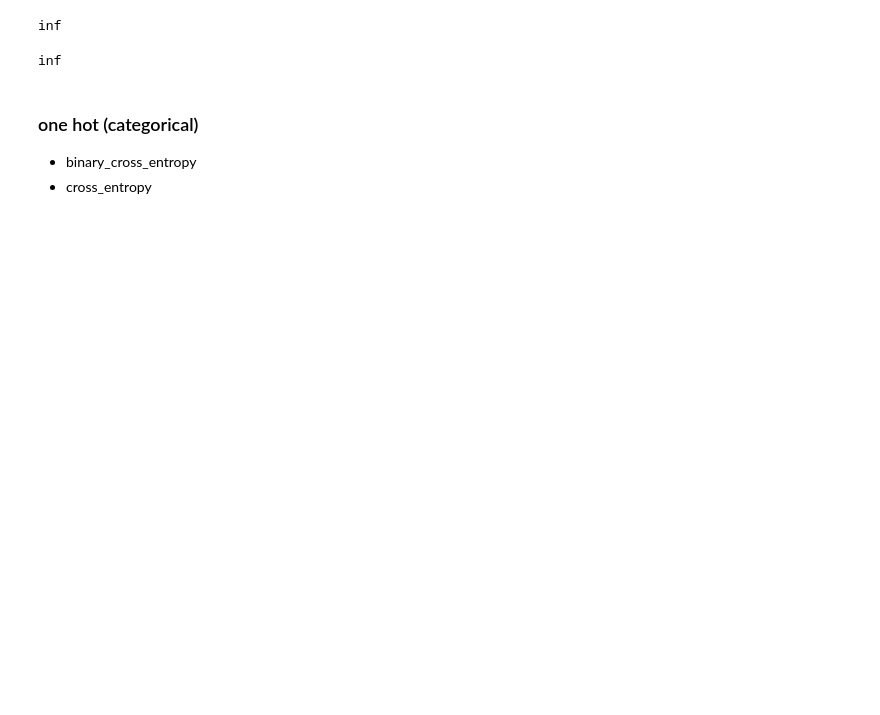
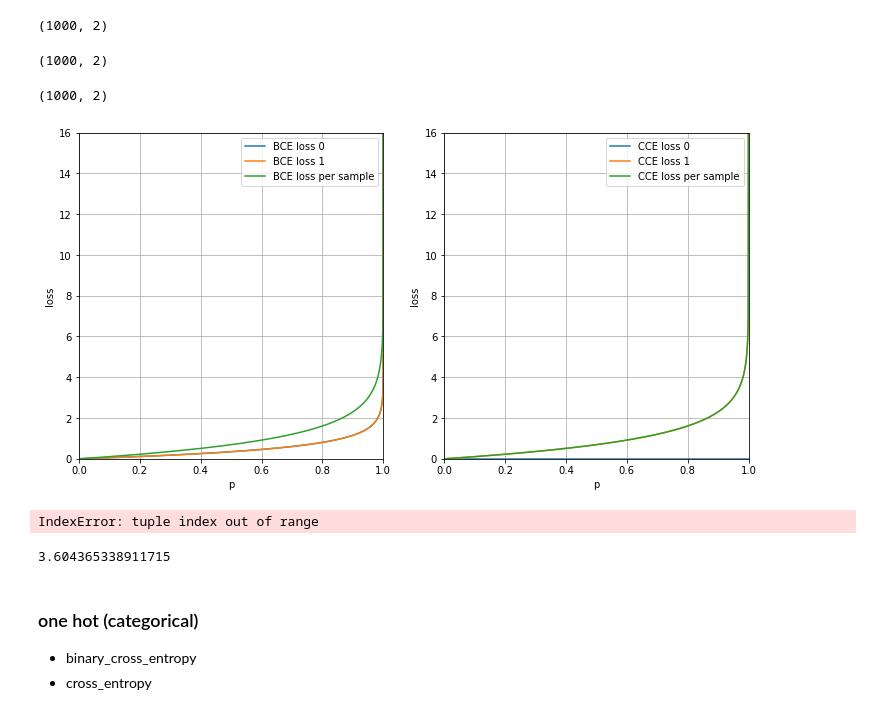
Before and after one commit to AI-Huang/deeplearning_basics, a Jupyter notebook: math/np_loss_functions_test.ipynb, the cells around one changed output. Drawn from its saved outputs; the diff is of its cells as text; code cells hidden in the pictures; blank space fills up the shorter version.

```diff
--- a/math/loss_functions_test.ipynb
+++ b/math/np_loss_functions_test.ipynb
@@ -15,17 +5,69 @@ binary_cross_entropy(y_true, logits)
+# %%
+## Prepare test space
+p = np.linspace(0., 1., 1000) # # class 0 label
+num_samples = p.shape[0]
+
+# class 0 label, class 1 label
+# y_true = [0., 1.]
+y_true = np.zeros((num_samples, 2))
+y_true[:, 1] = 1
+
+y_pred = np.zeros((num_samples, 2))
+for i, _p in enumerate(p):
+    y_pred[i, :] = np.asarray([_p, 1-_p])
+# %%
+y_true.shape
+# %% [output]
+(1000, 2)
+# %%
+bce_loss = np_binary_cross_entropy(y_true, y_pred, reduction=None)
+cce_loss = np_cross_entropy(y_true, y_pred, reduction=None)
+# %%
+bce_loss.shape
+# %% [output]
+(1000, 2)
+# %%
+cce_loss.shape
+# %% [output]
+(1000, 2)
+# %%
+plt.figure(figsize=(12, 6))
+plt.subplot(1, 2, 1)
+plt.plot(p, bce_loss[:, 0], label="BCE loss 0")
+plt.plot(p, bce_loss[:, 1], label="BCE loss 1")
+plt.plot(p, bce_loss[:, 0] + bce_loss[:, 1], label="BCE loss per sample")
+plt.xlabel("p")
+plt.ylabel("loss")
+plt.xlim(0, 1)
+plt.ylim(0, 16)
+plt.legend()
+plt.grid()
+plt.subplot(1, 2, 2)
+plt.plot(p, cce_loss[:, 0], label="CCE loss 0")
+plt.plot(p, cce_loss[:, 1], label="CCE loss 1")
+plt.plot(p, cce_loss[:, 0] + cce_loss[:, 1], label="CCE loss per sample")
+plt.xlabel("p")
+plt.ylabel("loss")
+plt.xlim(0, 1)
+plt.ylim(0, 16)
+plt.legend()
+plt.grid()
+# %% [output]
+[figure, added]
 # %%
 ### binary_cross_entropy
 # %%
 logits = np.asarray([0.1, 0.9])
 y_true = np.asarray([0., 1.])
-binary_cross_entropy(logits, y_true)
+np_binary_cross_entropy(logits, y_true)
 # %% [output]
-inf
+IndexError: tuple index out of range
 # %%
 logits = np.asarray([0.9, 0.1])
 y_true = np.asarray([1., 0.])
-binary_cross_entropy(logits, y_true)
+np_binary_cross_entropy(logits, y_true)
 # %% [output]
-inf
+3.604365338911715
 # %% [markdown]
 ### one hot (categorical)
 
```
Also changed, not shown: parts of 5 cells of this notebook, 12 other files.
